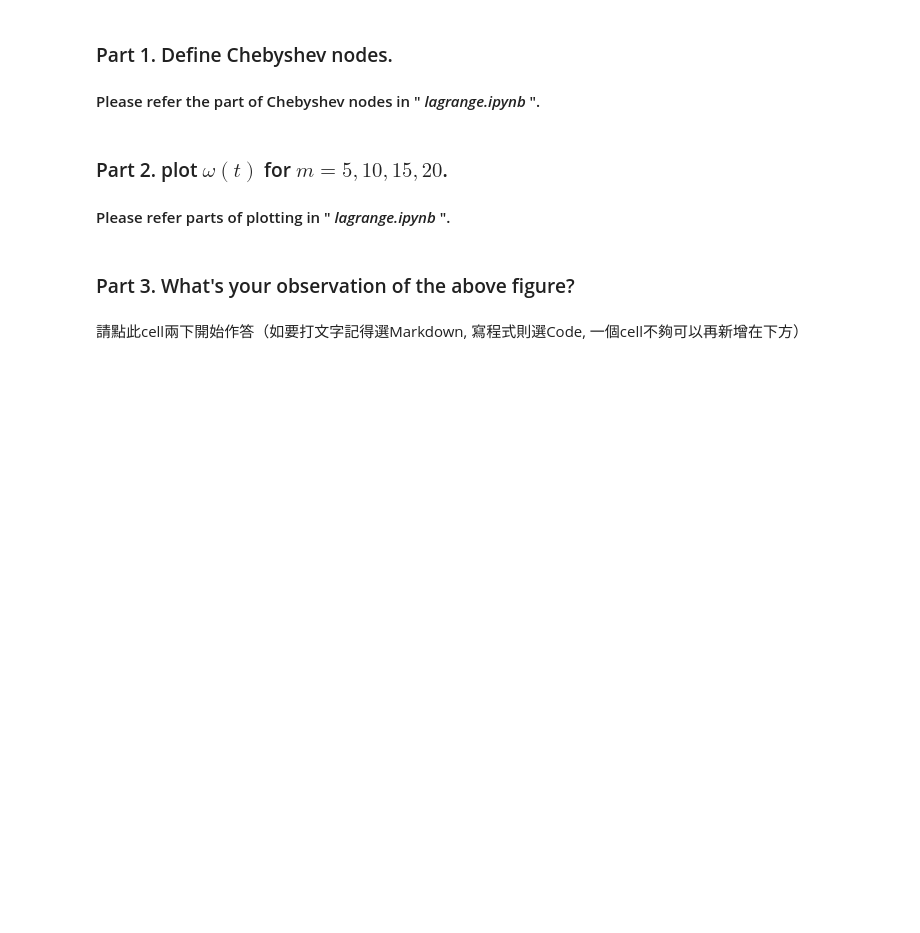
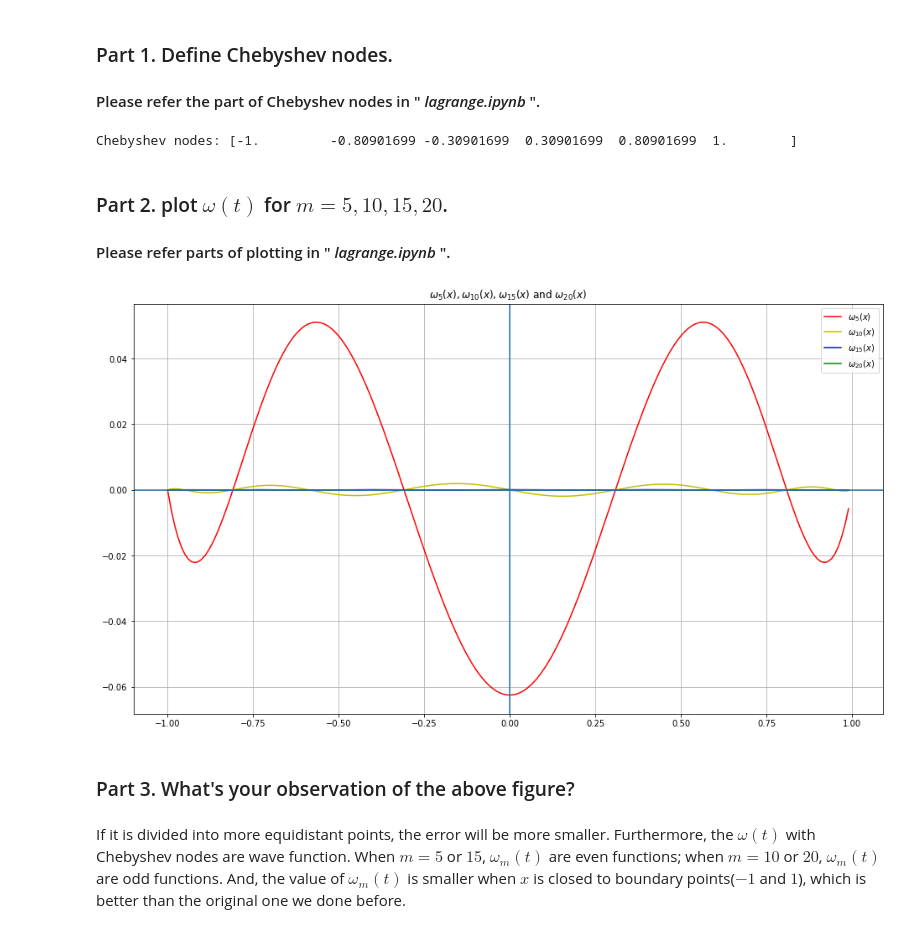
Before and after one commit to Howard0911/Computational-Math, a Jupyter notebook: lab-3/exercise/exercise2.ipynb, the cells around one changed output. Cells and saved outputs as stored; diff of their text form; code cells hidden in the pictures; blank space fills up the shorter version.

```diff
--- a/lab-3/exercise/exercise2.ipynb
+++ b/lab-3/exercise/exercise2.ipynb
@@ -110,29 +105,41 @@ def chebv_nodes(m):
+# %%
+def chebv_nodes(m):
+    # ===== 請實做程式 =====
+    return -np.cos(np.linspace(0, np.pi, m+1))
+    # ====================
 # %%
 # Test
 m = 5
 print("Chebyshev nodes:", chebv_nodes(m))
+# %% [output]
+Chebyshev nodes: [-1.         -0.80901699 -0.30901699  0.30901699  0.80901699  1.        ]
 # %% [markdown]
 ### Part 2. plot $\omega(t)$ for $m = 5, 10, 15, 20$.
 #### Please refer parts of plotting in " _lagrange.ipynb_ ".
 # %%
 x_range = np.arange(-1, 1, 0.01)
 fig, ax = plt.subplots(figsize=(16, 9))
 
 # Plot the function w_5(x), w_10(x), w_15(x) and w_20(x)
 #
 # Hint: ax.plot( x_points, y_points, color='?', label='?')
 # ===== 請實做程式 =====
-
+ax.plot(x_range, omega_m(x_range, chebv_nodes(5)), color='r', label='$\omega_{5}(x)$')
+ax.plot(x_range, omega_m(x_range, chebv_nodes(10)), color='y', label='$\omega_{10}(x)$')
+ax.plot(x_range, omega_m(x_range, chebv_nodes(15)), color='b', label='$\omega_{15}(x)$')
+ax.plot(x_range, omega_m(x_range, chebv_nodes(20)), color='g', label='$\omega_{20}(x)$')
 # ====================
 
 # Add other text and items
 ax.set_title(r'$\omega_{5}(x), \omega_{10}(x), \omega_{15}(x)$ and $\omega_{20}(x)$')
 plt.legend(loc='upper right')
 ax.grid(True)
 ax.axhline(y=0)
 ax.axvline(x=0)
 plt.show()
+# %% [output]
+[figure, added]
 # %% [markdown]
 ### Part 3. What's your observation of the above figure?
-# %% [markdown]
-請點此cell兩下開始作答（如要打文字記得選Markdown, 寫程式則選Code, 一個cell不夠可以再新增在下方）
+# %% [markdown]
+If it is divided into more equidistant points, the error will be more smaller. Furthermore, the $\omega(t)$ with Chebyshev nodes are wave function. When $m = 5$ or $15$, $\omega_m(t)$ are even functions; when $m = 10$ or $20$, $\omega_m(t)$ are odd functions. And, the value of $\omega_m(t)$ is smaller when $x$ is closed to boundary points($-1$ and $1$), which is better than the original one we done before.
```
Also changed, not shown: parts of 3 cells of this notebook, 1 other file.
